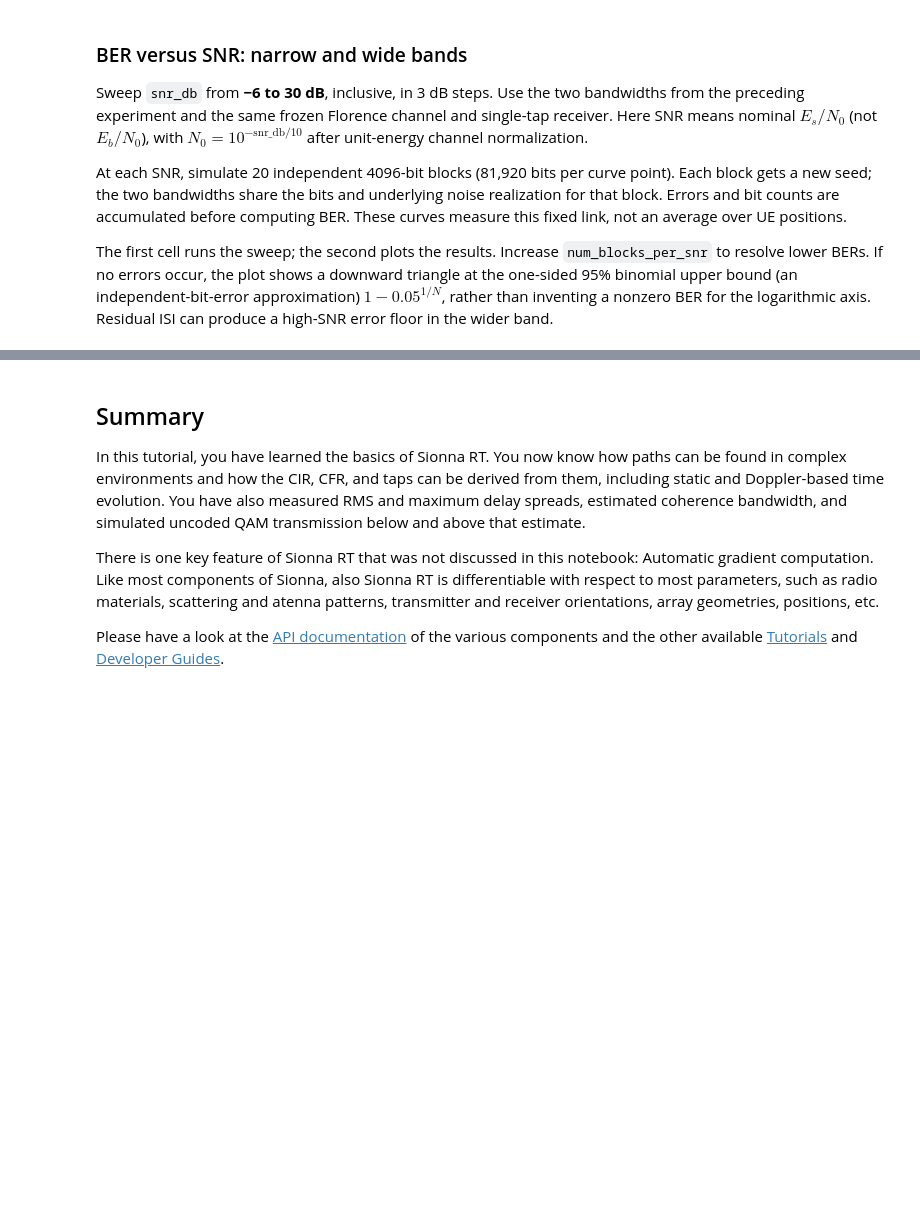
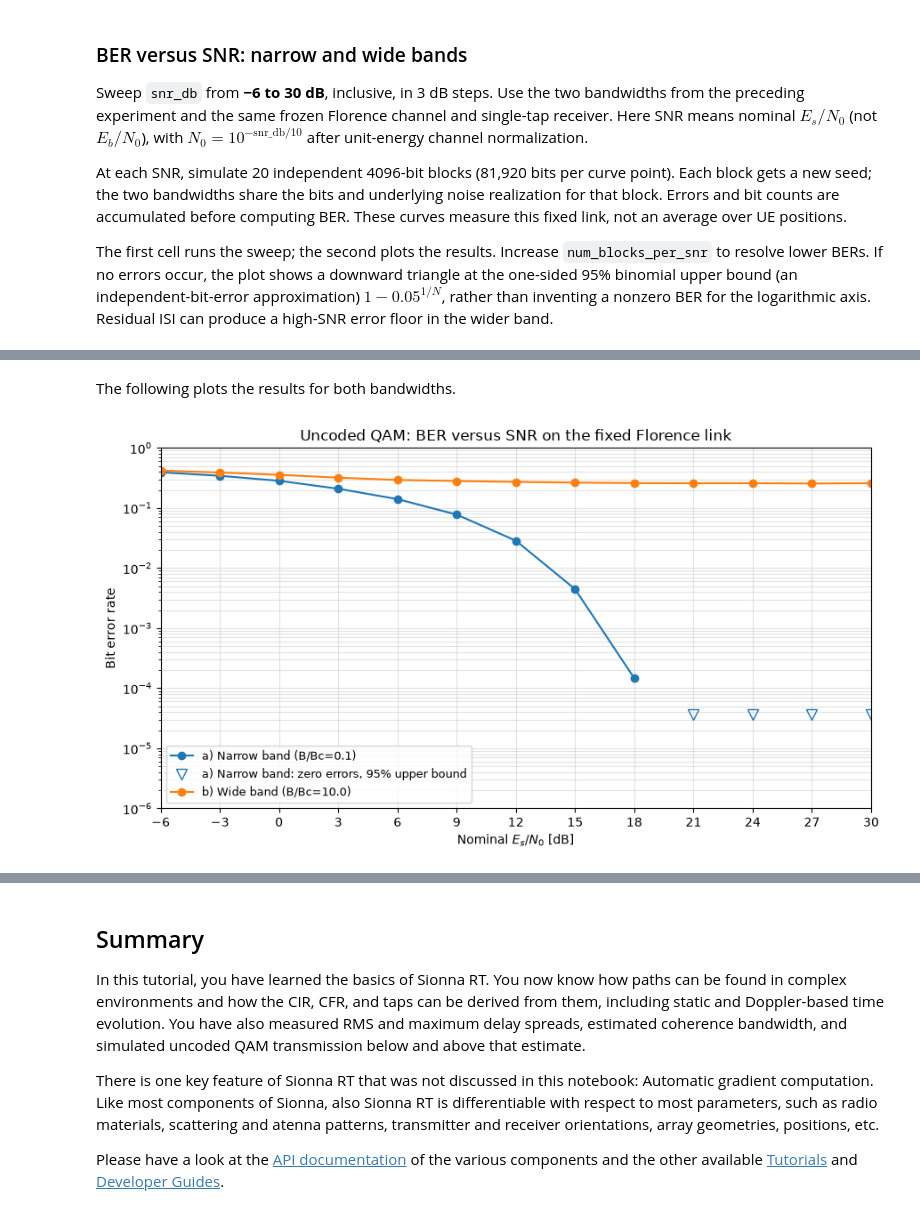
Before and after one commit to lostinafro/comm-workshops, a Jupyter notebook: 2026_wirelesscomms/raytracer_channel.ipynb, the cells around one changed output, grey strips where cells are left out. Saved outputs shown, nothing was run; the diff lists cells and outputs as text; code cells hidden in the pictures; blank space fills up the shorter version.

```diff
--- a/2026_wirelesscomms/raytracer_channel.ipynb
+++ b/2026_wirelesscomms/raytracer_channel.ipynb
@@ -626,7 +665,7 @@ if not np.isfinite(coherence_bandwidth) or coherence_bandwidth <= 0:
           "are undefined. Choose a multipath link with nonzero RMS delay spread.")
 else:
     cases = [("a) Narrow band", 0.1*coherence_bandwidth),
-             ("b) Wider than coherence bandwidth", 10*coherence_bandwidth)]
+             ("b) Wide band", 10*coherence_bandwidth)]
     for label, transmission_bandwidth in cases:
         transmission_results[label] = transmission(transmission_bandwidth, snr_db, paths)
 # %% [markdown]
@@ -741,26 +828,30 @@ else:
+# %% [markdown]
+The following plots the results for both bandwidths.
 # %%
-if not ber_sweep:
-    print("No BER sweep available; run the previous cell first.")
-else:
-    fig, ax = plt.subplots(figsize=(9, 5))
-    for color_index, (label, data) in enumerate(ber_sweep.items()):
-        color = f"C{color_index}"
-        positive = data["errors"] > 0
-        measured_ber = np.where(positive, data["ber"], np.nan)
-        ratio = data["bandwidth_hz"] / coherence_bandwidth
-        ax.semilogy(snr_db_values, measured_ber, "o-", color=color,
-                    label=f"{label} (B/Bc={ratio:.1f})")
-        if np.any(~positive):
-            ax.semilogy(snr_db_values[~positive],
-                        data["zero_error_upper_95"][~positive], "v",
-                        color=color, linestyle="none", markerfacecolor="none",
-                        markersize=8, label=f"{label}: zero errors, 95% upper bound")
-    ax.set(xlabel=r"Nominal $E_s/N_0$ [dB]", ylabel="Bit error rate",
-           title="Uncoded QAM: BER versus SNR on the fixed Florence link",
-           xlim=(snr_db_values[0], snr_db_values[-1]), ylim=(1e-6, 1))
-    ax.set_xticks(snr_db_values)
-    ax.grid(True, which="both", alpha=0.35)
-    ax.legend(fontsize=9)
-    fig.tight_layout()
-    plt.show()
+# Create the plot
+fig, ax = plt.subplots(figsize=(9, 5))
+
+# Cycle through the different results
+for color_index, (label, data) in enumerate(ber_sweep.items()):
+    color = f"C{color_index}"
+    positive = data["errors"] > 0
+    measured_ber = np.where(positive, data["ber"], np.nan)
+    ratio = data["bandwidth_hz"] / coherence_bandwidth
+    ax.semilogy(snr_db_values, measured_ber, "o-", color=color,
+                label=f"{label} (B/Bc={ratio:.1f})")
+    if np.any(~positive):
+        ax.semilogy(snr_db_values[~positive],
+                    data["zero_error_upper_95"][~positive], "v",
+                    color=color, linestyle="none", markerfacecolor="none",
+                    markersize=8, label=f"{label}: zero errors, 95% upper bound")
+ax.set(xlabel=r"Nominal $E_s/N_0$ [dB]", ylabel="Bit error rate",
+       title="Uncoded QAM: BER versus SNR on the fixed Florence link",
+       xlim=(snr_db_values[0], snr_db_values[-1]), ylim=(1e-6, 1))
+ax.set_xticks(snr_db_values)
+ax.grid(True, which="both", alpha=0.35)
+ax.legend(fontsize=9)
+fig.tight_layout()
+plt.show()
+# %% [output]
+[figure, added]
 # %% [markdown]
```
Also changed, not shown: parts of 23 cells of this notebook.
